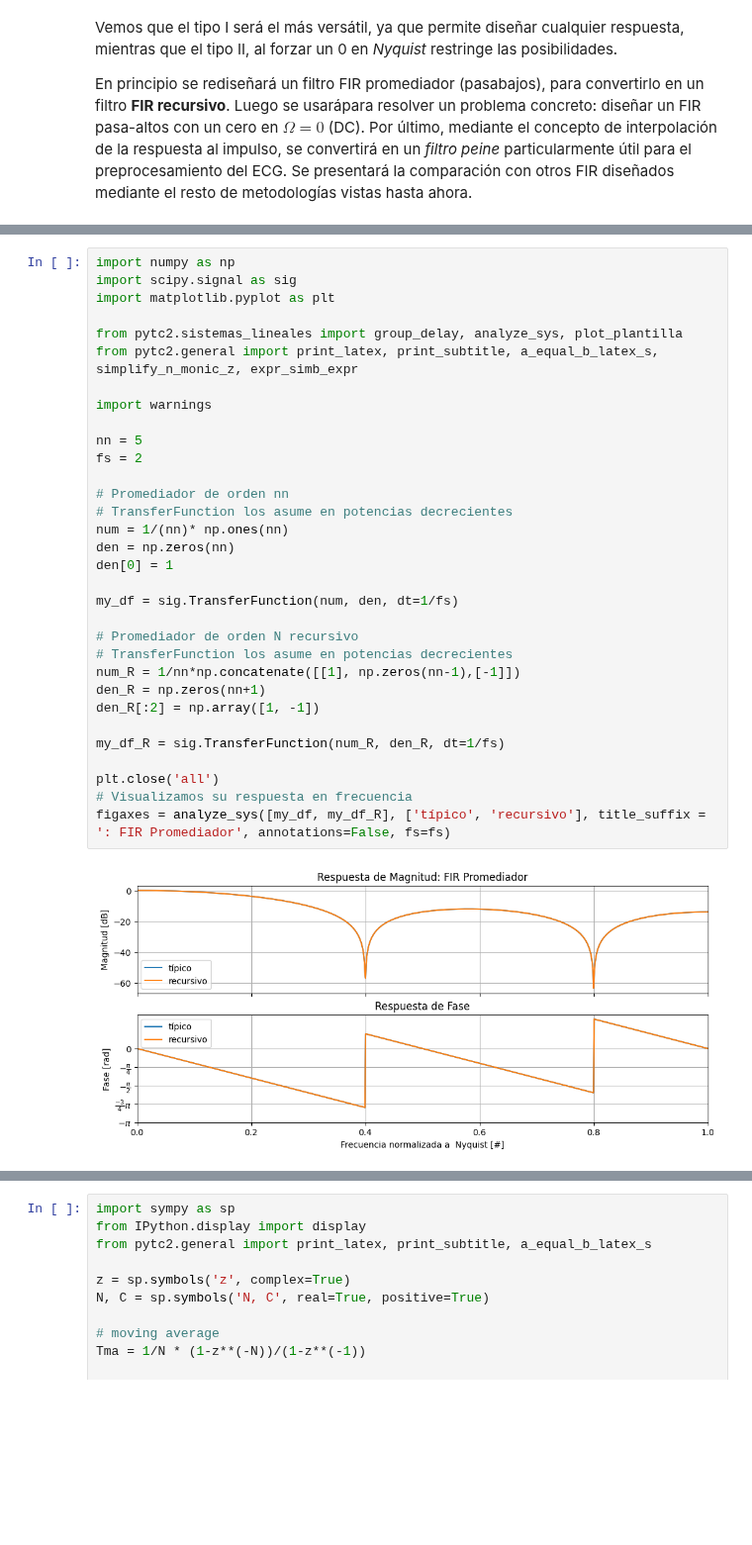
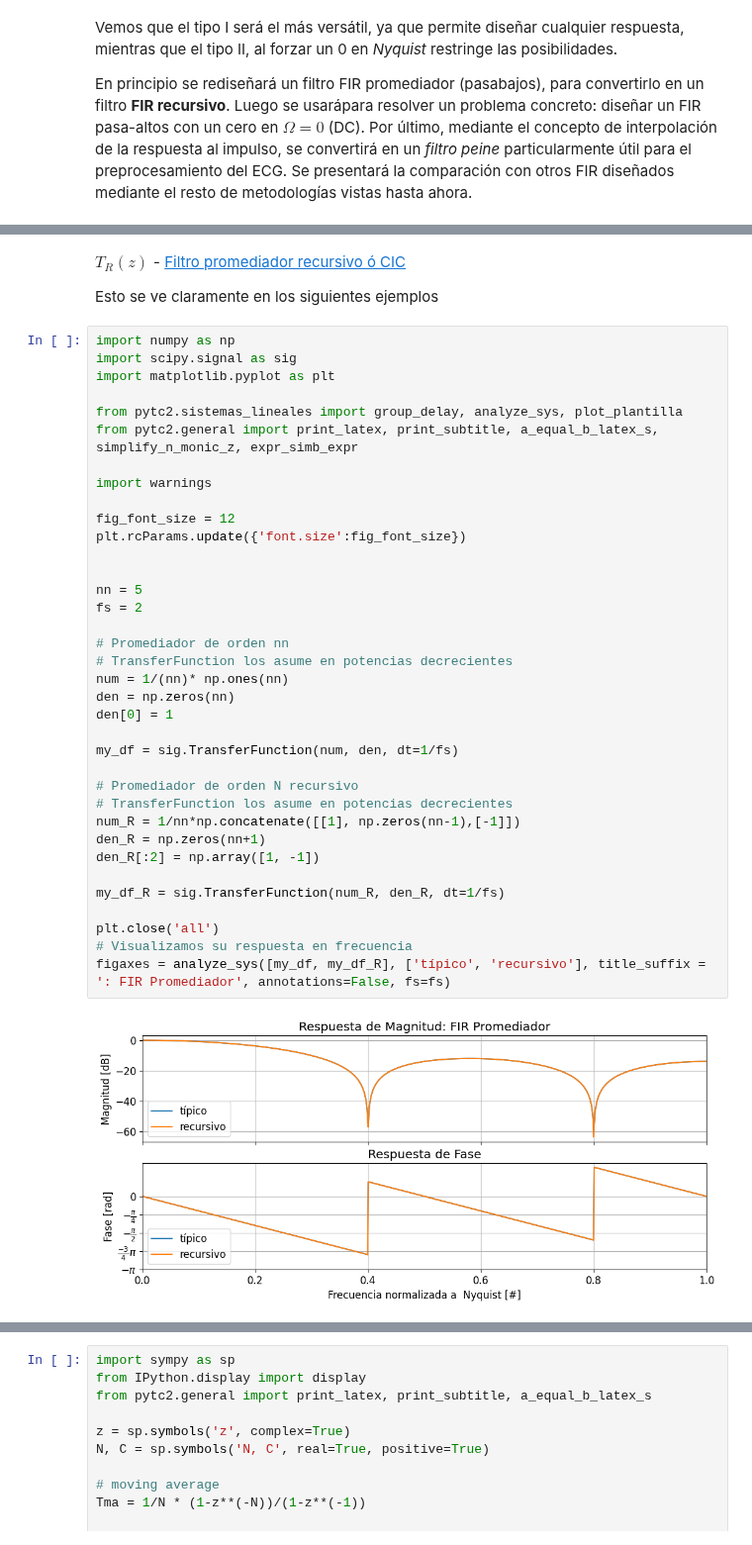
Before and after one commit to marianux/pytc2, a Jupyter notebook: docs/notebooks/ejnb_FIR_interpolados_ECG.ipynb, the cells around one changed output, grey strips where cells are left out. Shown at 99% size. Saved outputs shown, nothing was run; the diff lists cells and outputs as text; blank space fills up the shorter version.

```diff
--- a/docs/notebooks/ejnb_FIR_interpolados_ECG.ipynb
+++ b/docs/notebooks/ejnb_FIR_interpolados_ECG.ipynb
@@ -115,34 +102,42 @@ Esto se ve claramente en los siguientes ejemplos
+# %% [markdown]
+$T_R(z)$ - [Filtro promediador recursivo ó CIC](href="https://commons.wikimedia.org/w/index.php?curid=31447636")
+
+Esto se ve claramente en los siguientes ejemplos
 # %%
 import numpy as np
 import scipy.signal as sig
 import matplotlib.pyplot as plt
 
 from pytc2.sistemas_lineales import group_delay, analyze_sys, plot_plantilla
 from pytc2.general import print_latex, print_subtitle, a_equal_b_latex_s, simplify_n_monic_z, expr_simb_expr
 
 import warnings
+
+fig_font_size = 12
+plt.rcParams.update({'font.size':fig_font_size})
+
 
 nn = 5
 fs = 2
 
 # Promediador de orden nn
 # TransferFunction los asume en potencias decrecientes
 num = 1/(nn)* np.ones(nn)
 den = np.zeros(nn)
 den[0] = 1
 
 my_df = sig.TransferFunction(num, den, dt=1/fs)
 
 # Promediador de orden N recursivo
 # TransferFunction los asume en potencias decrecientes
 num_R = 1/nn*np.concatenate([[1], np.zeros(nn-1),[-1]])
 den_R = np.zeros(nn+1)
 den_R[:2] = np.array([1, -1])
 
 my_df_R = sig.TransferFunction(num_R, den_R, dt=1/fs)
 
 plt.close('all')
 # Visualizamos su respuesta en frecuencia
 figaxes = analyze_sys([my_df, my_df_R], ['típico', 'recursivo'], title_suffix = ': FIR Promediador', annotations=False, fs=fs)
 # %% [output]
-[figure, old version]
+[figure, new version]
```
Also changed, not shown: parts of 22 cells of this notebook, 3 other files.
